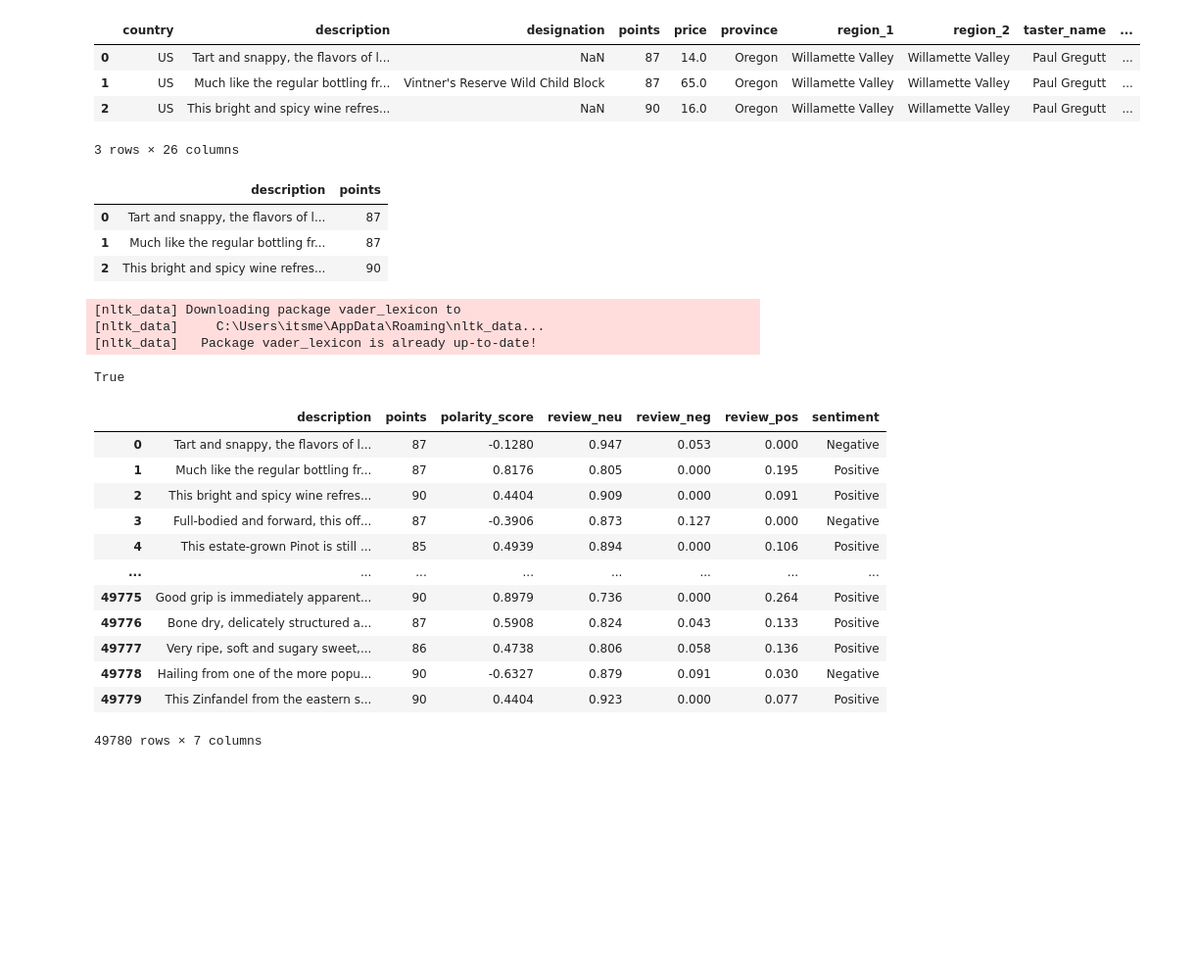
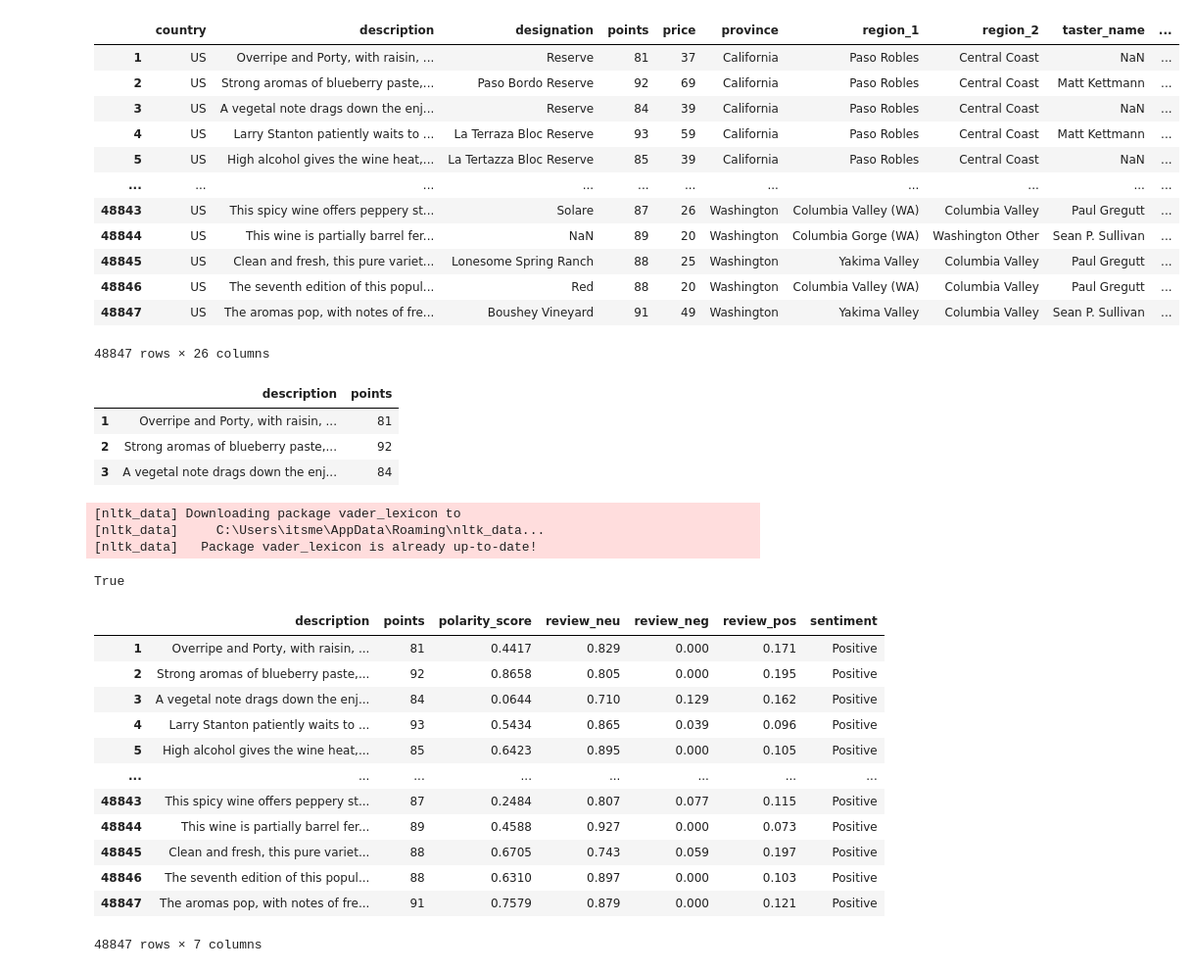
Before and after one commit to miatsivitse/Project-4, a Jupyter notebook: NLP.ipynb, the cells around one changed output. Shown: that part at 98% size. Drawn from its saved outputs; the diff is of its cells as text; code cells hidden in the pictures; blank space fills up the shorter version.

```diff
--- a/NLP.ipynb
+++ b/NLP.ipynb
@@ -1,22 +1,31 @@
 # %%
 import pandas as pd
 # %%
-final_data = pd.read_csv("full_data.csv",index_col=0)
-final_data.head(3)
+csv_file = "cleaned_final_data_utf-8.csv"
+final_data = pd.read_csv(csv_file, index_col=0)
+final_data
 # %% [output]
 |  | country | description | designation | points | price | province | region_1 | region_2 | taster_name | ... |
-| 0 | US | Tart and snappy, the flavors of l... | NaN | 87 | 14.0 | Oregon | Willamette Valley | Willamette Valley | Paul Gregutt | ... |
-| 1 | US | Much like the regular bottling fr... | Vintner's Reserve Wild Child Block | 87 | 65.0 | Oregon | Willamette Valley | Willamette Valley | Paul Gregutt | ... |
-| 2 | US | This bright and spicy wine refres... | NaN | 90 | 16.0 | Oregon | Willamette Valley | Willamette Valley | Paul Gregutt | ... |
+| 1 | US | Overripe and Porty, with raisin, ... | Reserve | 81 | 37 | California | Paso Robles | Central Coast | NaN | ... |
+| 2 | US | Strong aromas of blueberry paste,... | Paso Bordo Reserve | 92 | 69 | California | Paso Robles | Central Coast | Matt Kettmann | ... |
+| 3 | US | A vegetal note drags down the enj... | Reserve | 84 | 39 | California | Paso Robles | Central Coast | NaN | ... |
+| 4 | US | Larry Stanton patiently waits to ... | La Terraza Bloc Reserve | 93 | 59 | California | Paso Robles | Central Coast | Matt Kettmann | ... |
+| 5 | US | High alcohol gives the wine heat,... | La Tertazza Bloc Reserve | 85 | 39 | California | Paso Robles | Central Coast | NaN | ... |
+| ... | ... | ... | ... | ... | ... | ... | ... | ... | ... | ... |
+| 48843 | US | This spicy wine offers peppery st... | Solare | 87 | 26 | Washington | Columbia Valley (WA) | Columbia Valley | Paul Gregutt | ... |
+| 48844 | US | This wine is partially barrel fer... | NaN | 89 | 20 | Washington | Columbia Gorge (WA) | Washington Other | Sean P. Sullivan | ... |
+| 48845 | US | Clean and fresh, this pure variet... | Lonesome Spring Ranch | 88 | 25 | Washington | Yakima Valley | Columbia Valley | Paul Gregutt | ... |
+| 48846 | US | The seventh edition of this popul... | Red | 88 | 20 | Washington | Columbia Valley (WA) | Columbia Valley | Paul Gregutt | ... |
+| 48847 | US | The aromas pop, with notes of fre... | Boushey Vineyard | 91 | 49 | Washington | Yakima Valley | Columbia Valley | Sean P. Sullivan | ... |
-3 rows × 26 columns
+48847 rows × 26 columns
 # %%
 NLP_data = final_data.loc[:, ["description","points"]]
 NLP_data.head(3)
 # %% [output]
 |  | description | points |
-| 0 | Tart and snappy, the flavors of l... | 87 |
-| 1 | Much like the regular bottling fr... | 87 |
-| 2 | This bright and spicy wine refres... | 90 |
+| 1 | Overripe and Porty, with raisin, ... | 81 |
+| 2 | Strong aromas of blueberry paste,... | 92 |
+| 3 | A vegetal note drags down the enj... | 84 |
 # %%
 # Sentiment Analysis
 import nltk
@@ -57,18 +66,18 @@ NLP_data = get_sentiment(data = NLP_data, col = 'description')
 NLP_data
 # %% [output]
 |  | description | points | polarity_score | review_neu | review_neg | review_pos | sentiment |
-| 0 | Tart and snappy, the flavors of l... | 87 | -0.1280 | 0.947 | 0.053 | 0.000 | Negative |
-| 1 | Much like the regular bottling fr... | 87 | 0.8176 | 0.805 | 0.000 | 0.195 | Positive |
-| 2 | This bright and spicy wine refres... | 90 | 0.4404 | 0.909 | 0.000 | 0.091 | Positive |
-| 3 | Full-bodied and forward, this off... | 87 | -0.3906 | 0.873 | 0.127 | 0.000 | Negative |
-| 4 | This estate-grown Pinot is still ... | 85 | 0.4939 | 0.894 | 0.000 | 0.106 | Positive |
+| 1 | Overripe and Porty, with raisin, ... | 81 | 0.4417 | 0.829 | 0.000 | 0.171 | Positive |
+| 2 | Strong aromas of blueberry paste,... | 92 | 0.8658 | 0.805 | 0.000 | 0.195 | Positive |
+| 3 | A vegetal note drags down the enj... | 84 | 0.0644 | 0.710 | 0.129 | 0.162 | Positive |
+| 4 | Larry Stanton patiently waits to ... | 93 | 0.5434 | 0.865 | 0.039 | 0.096 | Positive |
+| 5 | High alcohol gives the wine heat,... | 85 | 0.6423 | 0.895 | 0.000 | 0.105 | Positive |
 | ... | ... | ... | ... | ... | ... | ... | ... |
-| 49775 | Good grip is immediately apparent... | 90 | 0.8979 | 0.736 | 0.000 | 0.264 | Positive |
-| 49776 | Bone dry, delicately structured a... | 87 | 0.5908 | 0.824 | 0.043 | 0.133 | Positive |
-| 49777 | Very ripe, soft and sugary sweet,... | 86 | 0.4738 | 0.806 | 0.058 | 0.136 | Positive |
-| 49778 | Hailing from one of the more popu... | 90 | -0.6327 | 0.879 | 0.091 | 0.030 | Negative |
-| 49779 | This Zinfandel from the eastern s... | 90 | 0.4404 | 0.923 | 0.000 | 0.077 | Positive |
+| 48843 | This spicy wine offers peppery st... | 87 | 0.2484 | 0.807 | 0.077 | 0.115 | Positive |
+| 48844 | This wine is partially barrel fer... | 89 | 0.4588 | 0.927 | 0.000 | 0.073 | Positive |
+| 48845 | Clean and fresh, this pure variet... | 88 | 0.6705 | 0.743 | 0.059 | 0.197 | Positive |
+| 48846 | The seventh edition of this popul... | 88 | 0.6310 | 0.897 | 0.000 | 0.103 | Positive |
+| 48847 | The aromas pop, with notes of fre... | 91 | 0.7579 | 0.879 | 0.000 | 0.121 | Positive |
-49780 rows × 7 columns
+48847 rows × 7 columns
 # %%
 import seaborn as sns
 import numpy as np
```
Also changed, not shown: parts of 3 cells of this notebook, 1 other file.
